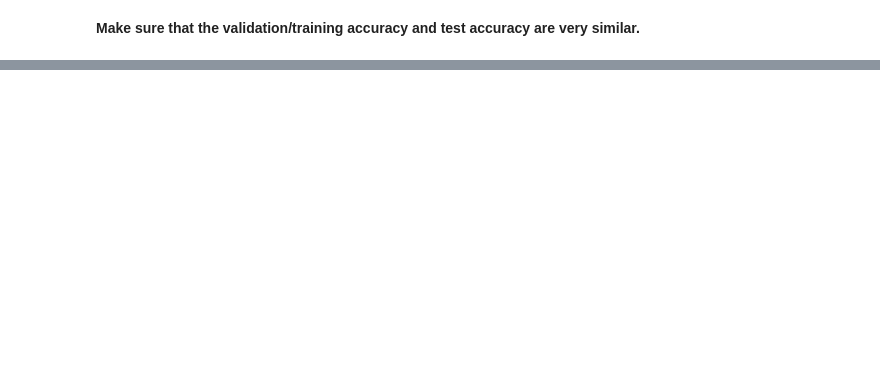
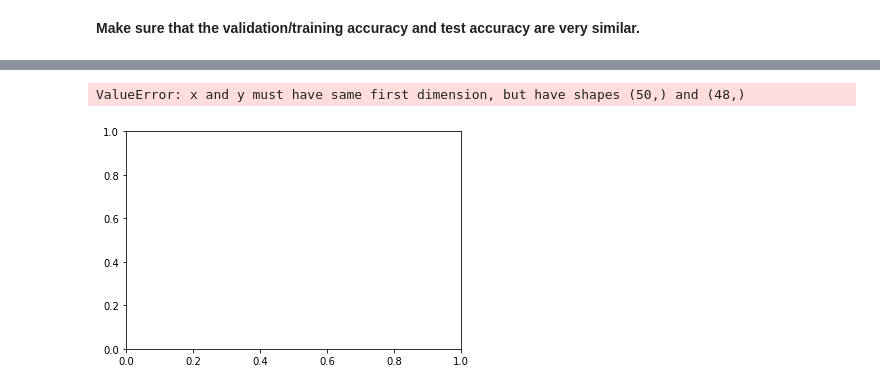
Before and after one commit to amathislab/DeepDraw, a Jupyter notebook: nn-training/ConvSearchResults.ipynb, the cells around one changed output, grey strips where cells are left out. Drawn from its saved outputs; the diff is of its cells as text; code cells hidden in the pictures; blank space fills up the shorter version.

```diff
--- a/nn-training/ConvSearchResults.ipynb
+++ b/nn-training/ConvSearchResults.ipynb
@@ -90,0 +108,3 @@ all_conv_models.to_pickle('convmodels.p')
+# %%
+st_old = a[a['arch_type'] == 'spatiotemporal']
+st_new = b[b['arch_type'] == 'spatiotemporal']
@@ -90,0 +125,9 @@ all_conv_models.to_pickle('convmodels.p')
+# %%
+plt.plot(st_old['test_accuracy'], st_new['test_accuracy'], 'o', )
+plt.plot([0.7, 1], [0.7, 1], 'k', linewidth=0.5)
+sns.despine()
+plt.ylabel('Test Accurcy with New Dataset')
+plt.xlabel('Test Accuracy with Old Dataset')
+# %% [output]
+ValueError: x and y must have same first dimension, but have shapes (50,) and (48,)
+[figure, added]
```
Also changed, not shown: parts of 17 cells of this notebook, 8 other files.
